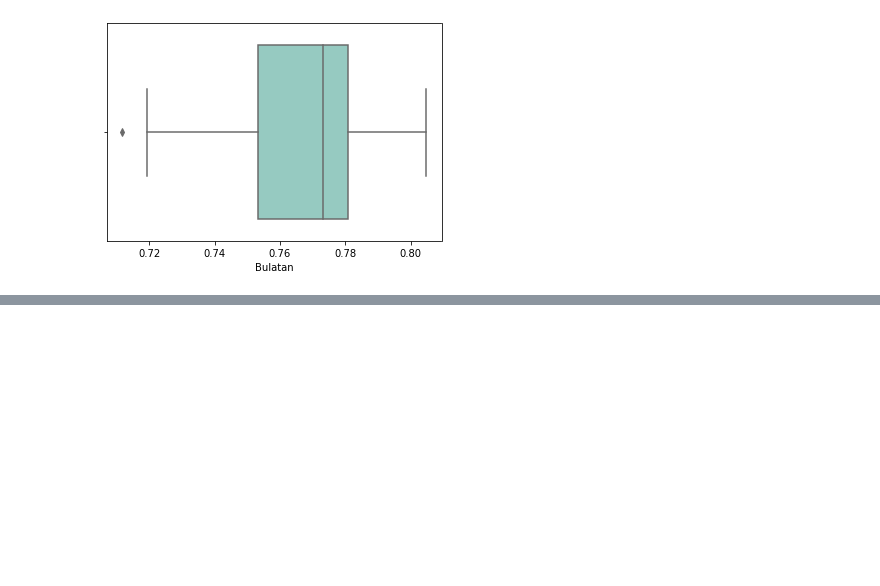
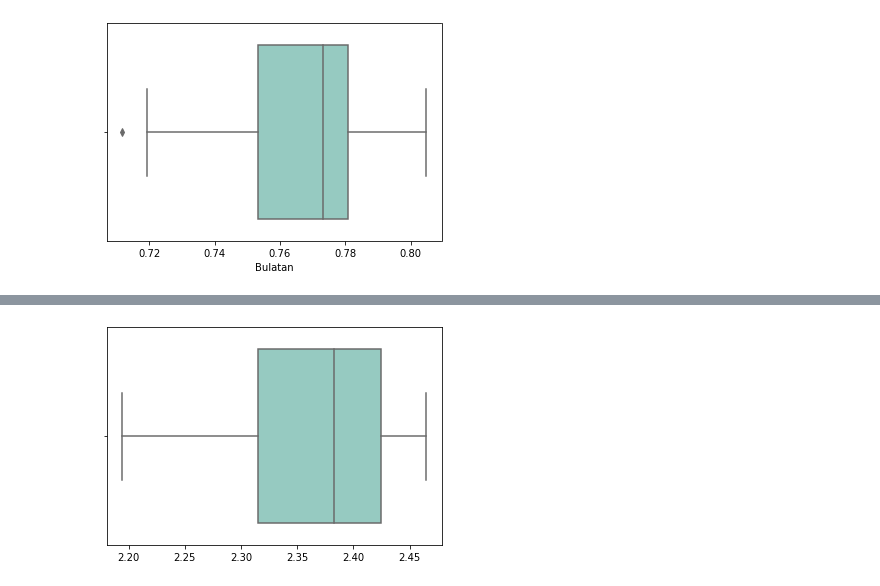
Before and after one commit to kevinkatsura/Tugas-Besar-IF2220-Probabilitas-dan-Statistika, a Jupyter notebook: 5.ipynb, the cells around one changed output, grey strips where cells are left out. Cells and saved outputs as stored; diff of their text form; code cells hidden in the pictures; blank space fills up the shorter version.

```diff
--- a/5.ipynb
+++ b/5.ipynb
@@ -270,0 +302,10 @@ plt.show()
+# %%
+# Boxplot data ransum yang bernilai lebih dari 2 pada bagian awal.
+data = []
+for i in range(250):
+    if(df["Ransum"][i] > 2):
+        data.append(df["Ransum"][i])
+sns.boxplot(x=data,palette="Set3")
+plt.show()
+# %% [output]
+[figure, added]
```
Also changed, not shown: parts of 12 cells of this notebook, 1 other file.
